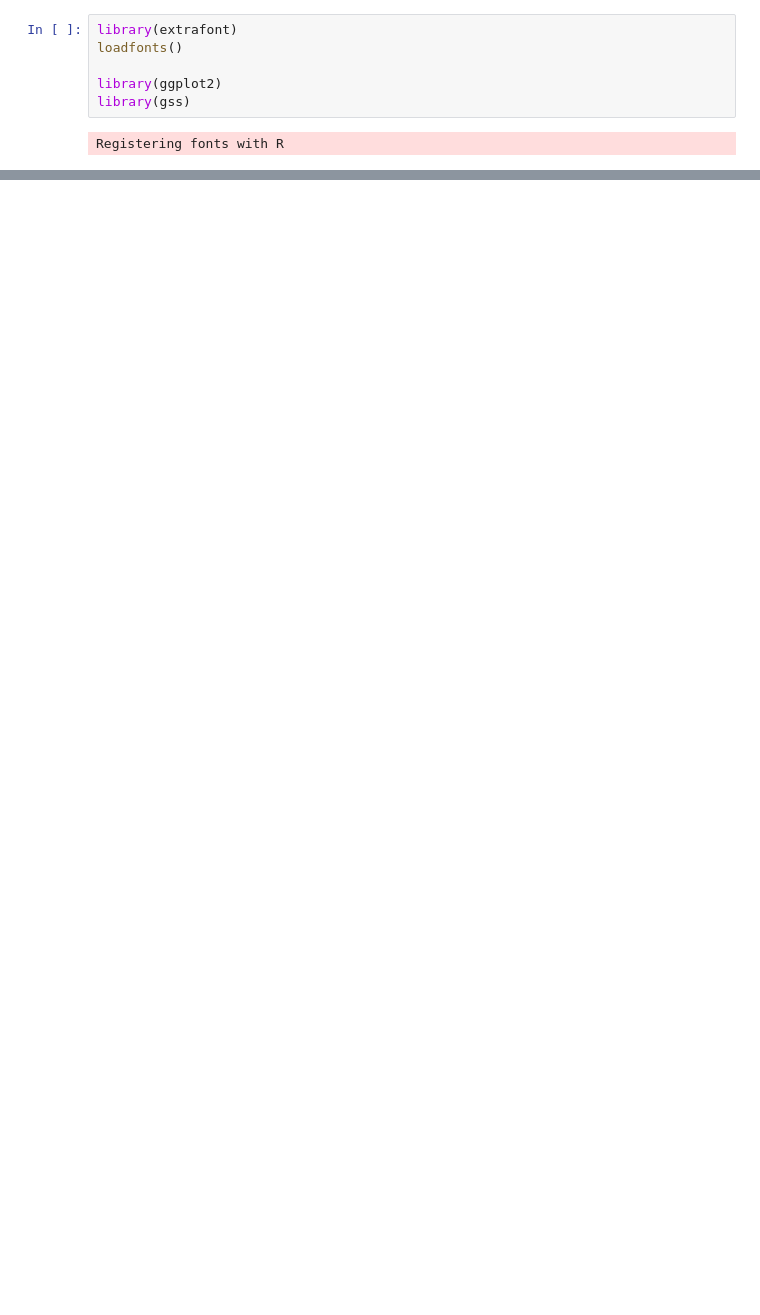
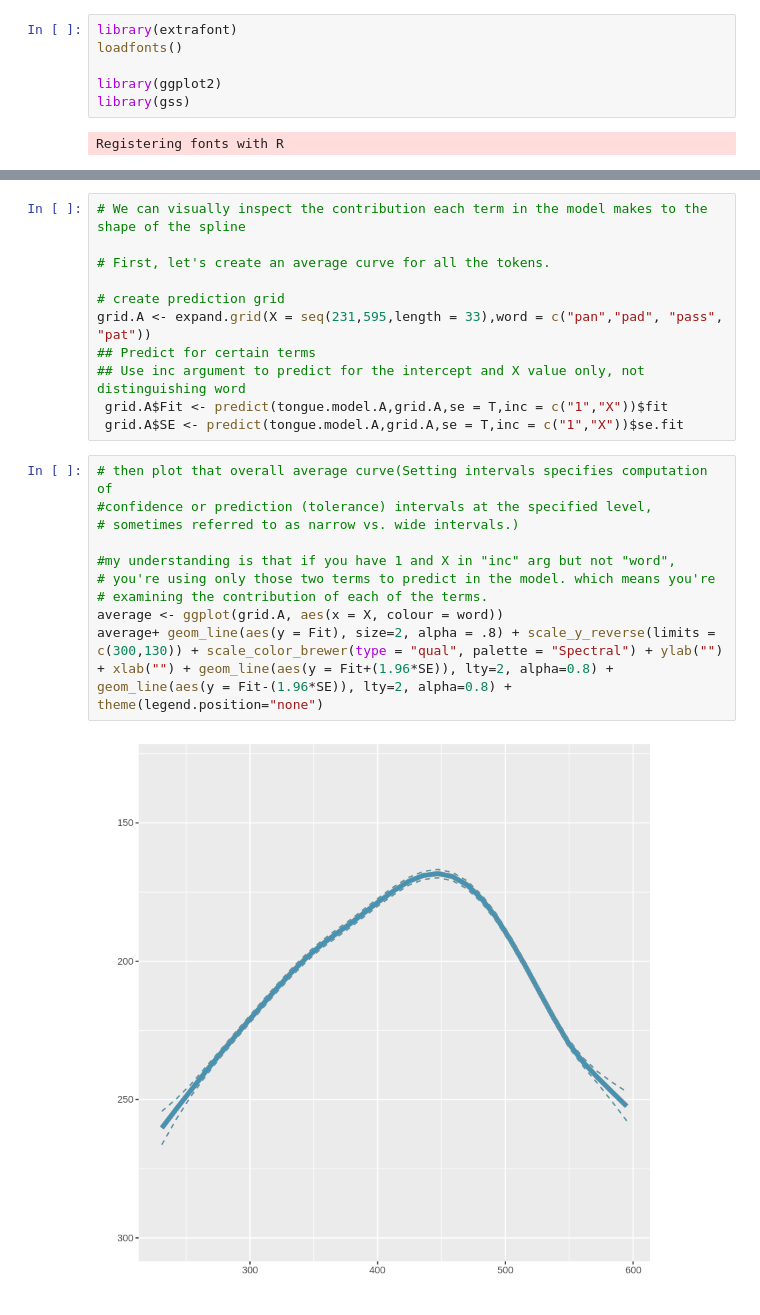
Before and after one commit to SchattenGenie/statsbio, a Jupyter notebook: seminars/09_anova/ssanova.ipynb, the cells around one changed output, grey strips where cells are left out. Drawn from its saved outputs; the diff is of its cells as text; blank space fills up the shorter version.

```diff
--- a/seminars/09_anova/ssanova.ipynb
+++ b/seminars/09_anova/ssanova.ipynb
@@ -45,0 +126,23 @@ C.tokens + geom_line(aes(y=Y), alpha = 0.8, size=1) + scale_y_reverse(limits = c
+# %%
+# We can visually inspect the contribution each term in the model makes to the shape of the spline
+
+# First, let's create an average curve for all the tokens.
+
+# create prediction grid
+grid.A <- expand.grid(X = seq(231,595,length = 33),word = c("pan","pad", "pass", "pat"))
+## Predict for certain terms
+## Use inc argument to predict for the intercept and X value only, not distinguishing word
+ grid.A$Fit <- predict(tongue.model.A,grid.A,se = T,inc = c("1","X"))$fit
+ grid.A$SE <- predict(tongue.model.A,grid.A,se = T,inc = c("1","X"))$se.fit
+# %%
+# then plot that overall average curve(Setting intervals specifies computation of
+#confidence or prediction (tolerance) intervals at the specified level,
+# sometimes referred to as narrow vs. wide intervals.)
+
+#my understanding is that if you have 1 and X in "inc" arg but not "word",
+# you're using only those two terms to predict in the model. which means you're
+# examining the contribution of each of the terms.
+average <- ggplot(grid.A, aes(x = X, colour = word))
+average+ geom_line(aes(y = Fit), size=2, alpha = .8) + scale_y_reverse(limits = c(300,130)) + scale_color_brewer(type = "qual", palette = "Spectral") + ylab("") + xlab("") + geom_line(aes(y = Fit+(1.96*SE)), lty=2, alpha=0.8) + geom_line(aes(y = Fit-(1.96*SE)), lty=2, alpha=0.8) +  theme(legend.position="none")
+# %% [output]
+[figure, added]
```
Also changed, not shown: parts of 25 cells of this notebook, 54 other files.
